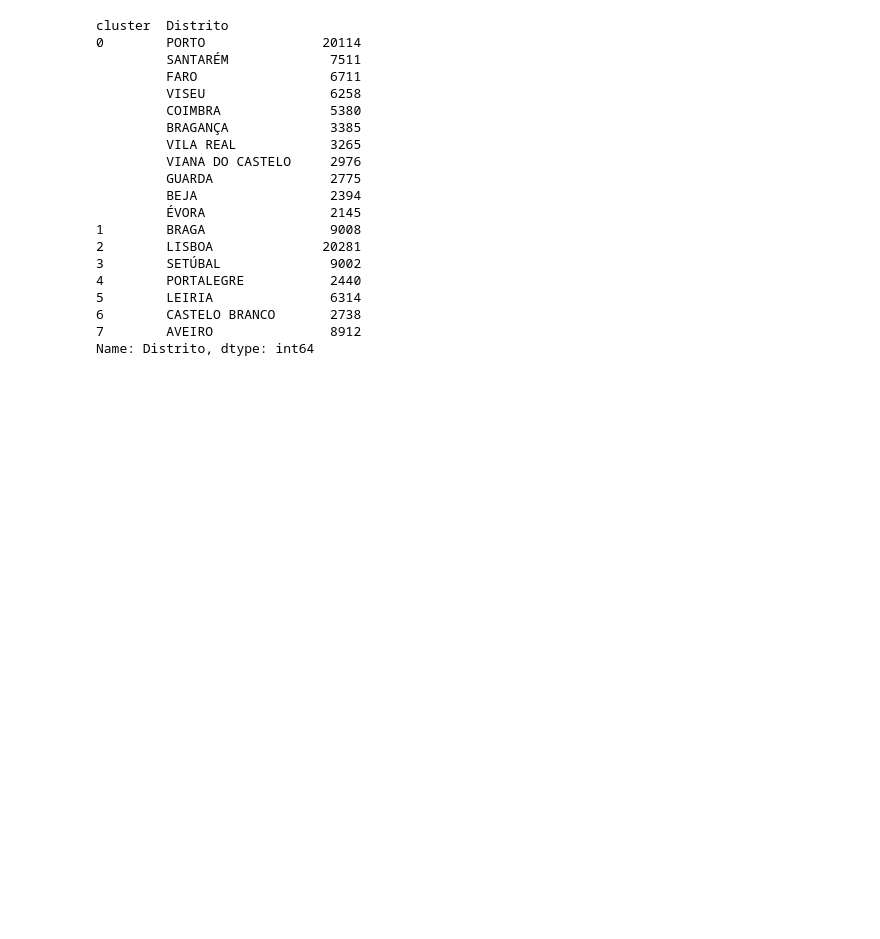
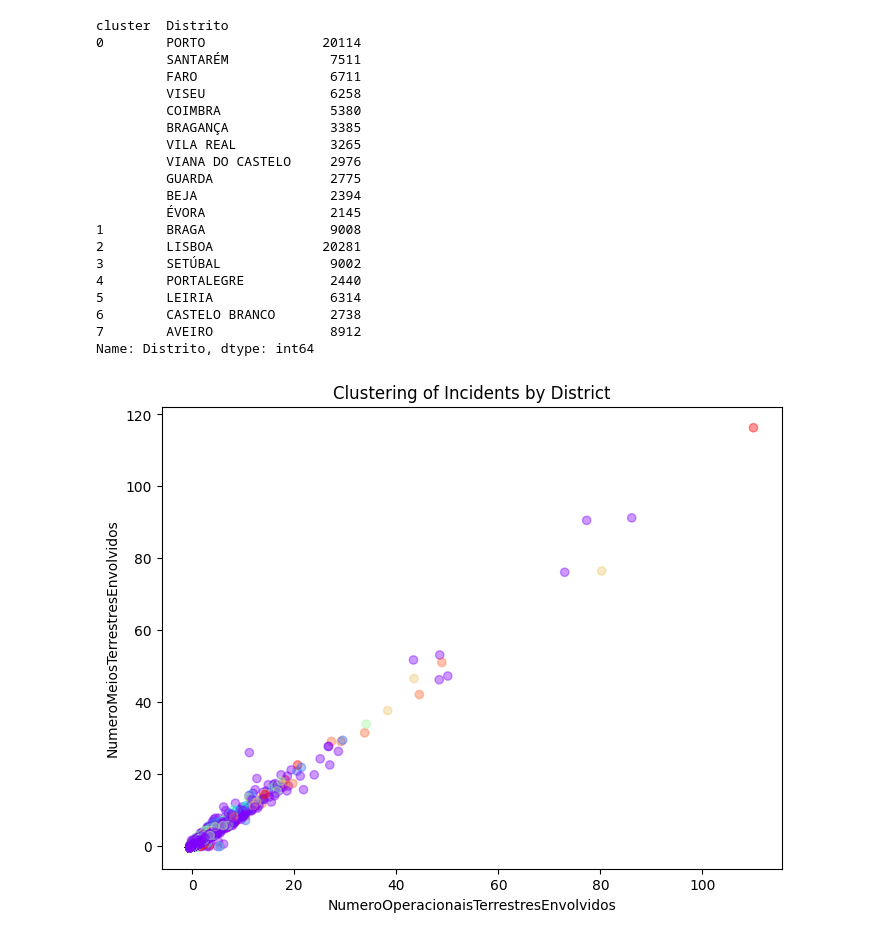
Before and after one commit to rodrigotuna/datattack2023, a Jupyter notebook: src/clustering.ipynb, the cells around one changed output. Cells and saved outputs as stored; diff of their text form; code cells hidden in the pictures; blank space fills up the shorter version.

```diff
--- a/src/clustering.ipynb
+++ b/src/clustering.ipynb
@@ -144,8 +144,10 @@ cluster  Distrito
 Name: Distrito, dtype: int64
 # %%
 fig, ax = plt.subplots(figsize=(8, 6))
-ax.scatter(data['NumeroOperacionaisTerrestresEnvolvidos'], data['NumeroOperacionaisTerrestresEnvolvidos'], c=clusters, cmap='rainbow', alpha=0.1)
-ax.set_xlabel('Longitude')
-ax.set_ylabel('Latitude')
+ax.scatter(data['NumeroOperacionaisTerrestresEnvolvidos'], data['NumeroMeiosTerrestresEnvolvidos'], c=clusters, cmap='rainbow', alpha=0.4)
+ax.set_xlabel('NumeroOperacionaisTerrestresEnvolvidos')
+ax.set_ylabel('NumeroMeiosTerrestresEnvolvidos')
 ax.set_title('Clustering of Incidents by District')
 plt.show()
+# %% [output]
+[figure, added]
```
Also changed, not shown: parts of 1 cell of this notebook, 6 other files.
